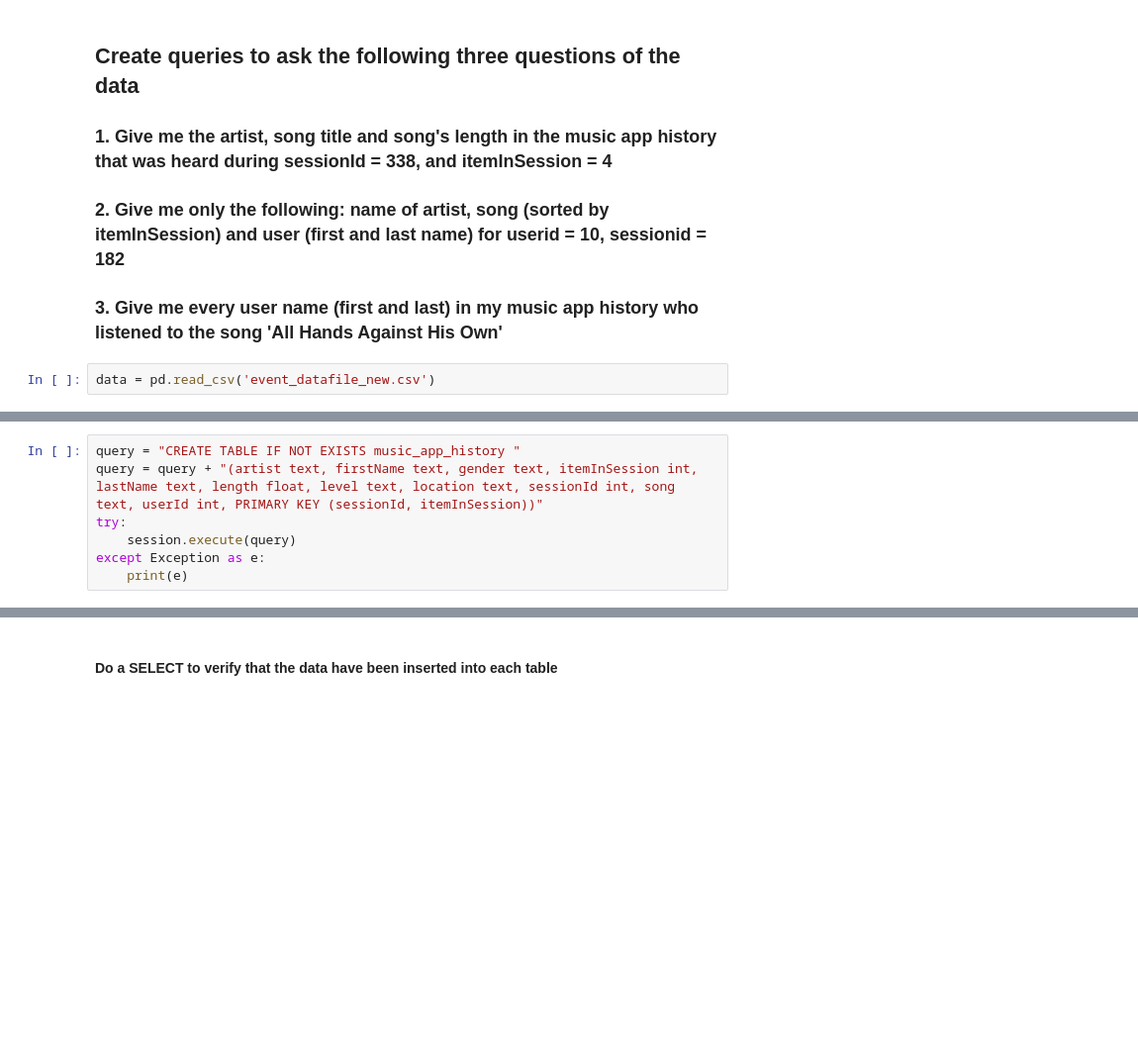
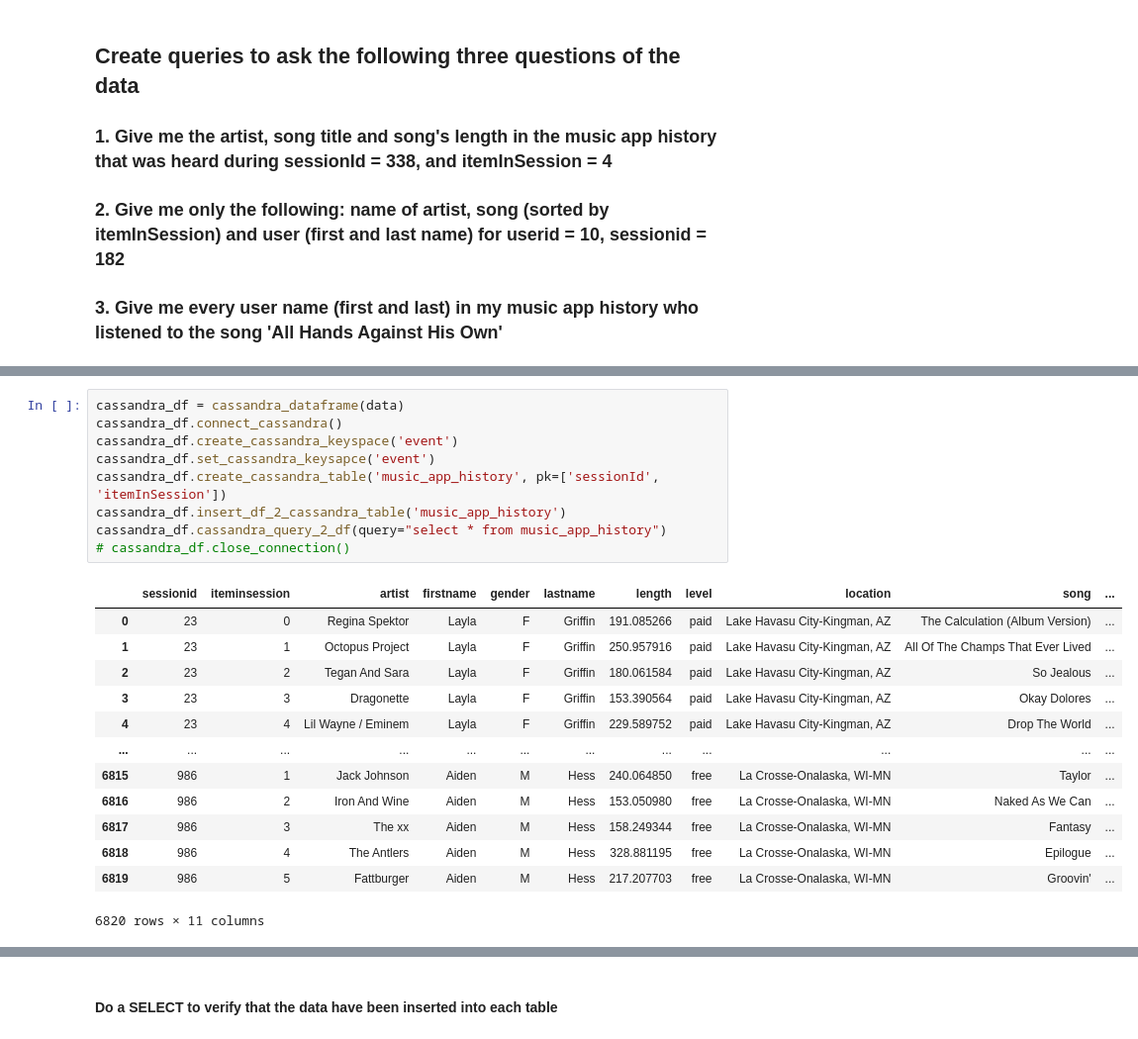
Before and after one commit to ericlau1987/udacity, a Jupyter notebook: Data-Engineering/01_data_modeling/Project/Project_1B_ Project.ipynb, the cells around one changed output, grey strips where cells are left out. Shown at 99% size. Saved outputs shown, nothing was run; the diff lists cells and outputs as text; blank space fills up the shorter version.

Commit message:
add a class to facilitate input dataframe and output dataframe

```diff
--- a/Data-Engineering/01_data_modeling/Project/Project_1B_ Project.ipynb
+++ b/Data-Engineering/01_data_modeling/Project/Project_1B_ Project.ipynb
@@ -137,5 +137,3 @@ except Exception as e:
 
 
 ### 3. Give me every user name (first and last) in my music app history who listened to the song 'All Hands Against His Own'
-# %%
-data = pd.read_csv('event_datafile_new.csv')
@@ -166,7 +139,0 @@ data.head()
-# %%
-query = "CREATE TABLE IF NOT EXISTS music_app_history "
-query = query + "(artist text, firstName text, gender text, itemInSession int, lastName text, length float, level text, location text, sessionId int, song text, userId int, PRIMARY KEY (sessionId, itemInSession))"
-try:
-    session.execute(query)
-except Exception as e:
-    print(e)
@@ -190,3 +254,26 @@ except Exception as e:
+# %%
+cassandra_df = cassandra_dataframe(data)
+cassandra_df.connect_cassandra()
+cassandra_df.create_cassandra_keyspace('event')
+cassandra_df.set_cassandra_keysapce('event')
+cassandra_df.create_cassandra_table('music_app_history', pk=['sessionId', 'itemInSession'])
+cassandra_df.insert_df_2_cassandra_table('music_app_history')
+cassandra_df.cassandra_query_2_df(query="select * from music_app_history")
+# cassandra_df.close_connection()
+# %% [output]
+|  | sessionid | iteminsession | artist | firstname | gender | lastname | length | level | location | song | ... |
+| 0 | 23 | 0 | Regina Spektor | Layla | F | Griffin | 191.085266 | paid | Lake Havasu City-Kingman, AZ | The Calculation (Album Version) | ... |
+| 1 | 23 | 1 | Octopus Project | Layla | F | Griffin | 250.957916 | paid | Lake Havasu City-Kingman, AZ | All Of The Champs That Ever Lived | ... |
+| 2 | 23 | 2 | Tegan And Sara | Layla | F | Griffin | 180.061584 | paid | Lake Havasu City-Kingman, AZ | So Jealous | ... |
+| 3 | 23 | 3 | Dragonette | Layla | F | Griffin | 153.390564 | paid | Lake Havasu City-Kingman, AZ | Okay Dolores | ... |
+| 4 | 23 | 4 | Lil Wayne / Eminem | Layla | F | Griffin | 229.589752 | paid | Lake Havasu City-Kingman, AZ | Drop The World | ... |
+| ... | ... | ... | ... | ... | ... | ... | ... | ... | ... | ... | ... |
+| 6815 | 986 | 1 | Jack Johnson | Aiden | M | Hess | 240.064850 | free | La Crosse-Onalaska, WI-MN | Taylor | ... |
+| 6816 | 986 | 2 | Iron And Wine | Aiden | M | Hess | 153.050980 | free | La Crosse-Onalaska, WI-MN | Naked As We Can | ... |
+| 6817 | 986 | 3 | The xx | Aiden | M | Hess | 158.249344 | free | La Crosse-Onalaska, WI-MN | Fantasy | ... |
+| 6818 | 986 | 4 | The Antlers | Aiden | M | Hess | 328.881195 | free | La Crosse-Onalaska, WI-MN | Epilogue | ... |
+| 6819 | 986 | 5 | Fattburger | Aiden | M | Hess | 217.207703 | free | La Crosse-Onalaska, WI-MN | Groovin' | ... |
+6820 rows × 11 columns
 # %%
 # We have provided part of the code to set up the CSV file. Please complete the Apache Cassandra code below#
 file = 'event_datafile_new.csv'
```
Also changed, not shown: parts of 9 cells of this notebook.
